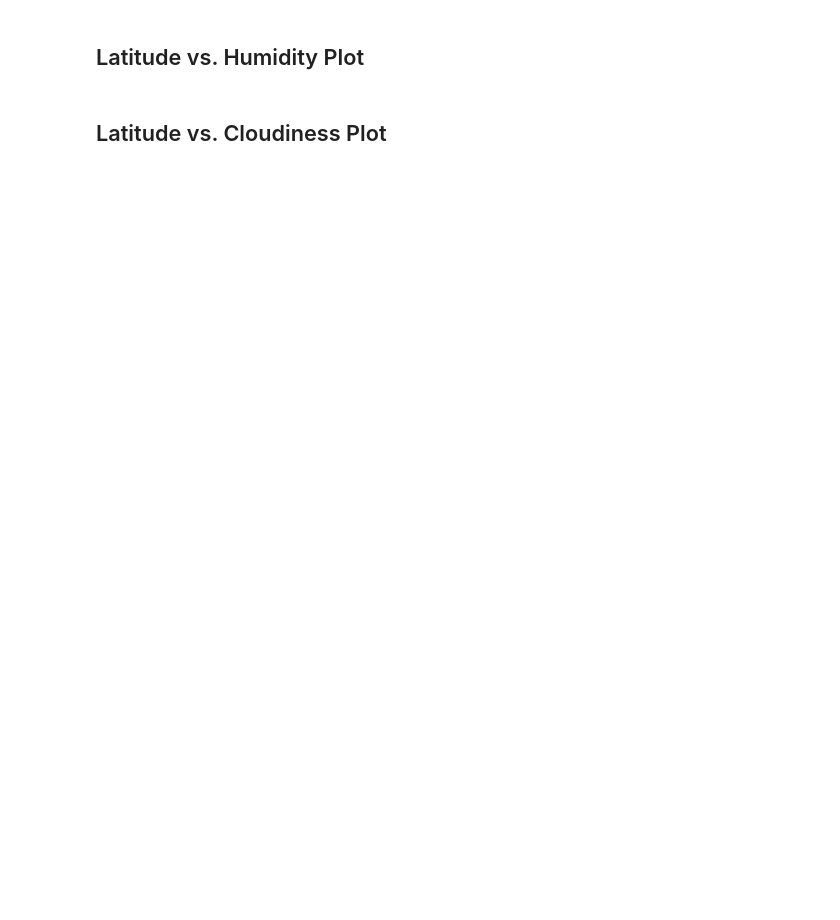
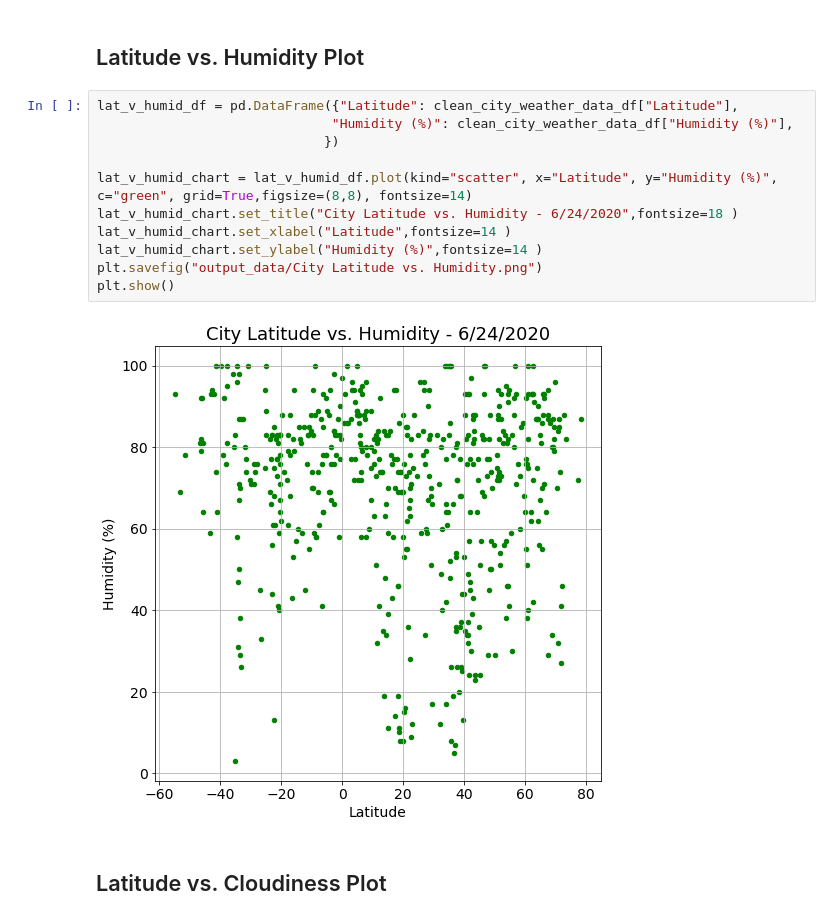
Before and after one commit to jeremyhamley/python-api-challenge, a Jupyter notebook: WeatherPy/WeatherPy.ipynb, the cells around one changed output. Saved outputs shown, nothing was run; the diff lists cells and outputs as text; blank space fills up the shorter version.

Commit message:
save weatherPy

```diff
--- a/WeatherPy/WeatherPy.ipynb
+++ b/WeatherPy/WeatherPy.ipynb
@@ -195,4 +192,17 @@ plt.show()
 # %% [markdown]
 ## Latitude vs. Humidity Plot
+# %%
+lat_v_humid_df = pd.DataFrame({"Latitude": clean_city_weather_data_df["Latitude"],
+                              "Humidity (%)": clean_city_weather_data_df["Humidity (%)"],
+                             })
+
+lat_v_humid_chart = lat_v_humid_df.plot(kind="scatter", x="Latitude", y="Humidity (%)", c="green", grid=True,figsize=(8,8), fontsize=14)
+lat_v_humid_chart.set_title("City Latitude vs. Humidity - 6/24/2020",fontsize=18 )
+lat_v_humid_chart.set_xlabel("Latitude",fontsize=14 )
+lat_v_humid_chart.set_ylabel("Humidity (%)",fontsize=14 )
+plt.savefig("output_data/City Latitude vs. Humidity.png")
+plt.show()
+# %% [output]
+[figure, added]
 # %% [markdown]
 ## Latitude vs. Cloudiness Plot
```
Also changed, not shown: parts of 13 cells of this notebook, 4 other files.
